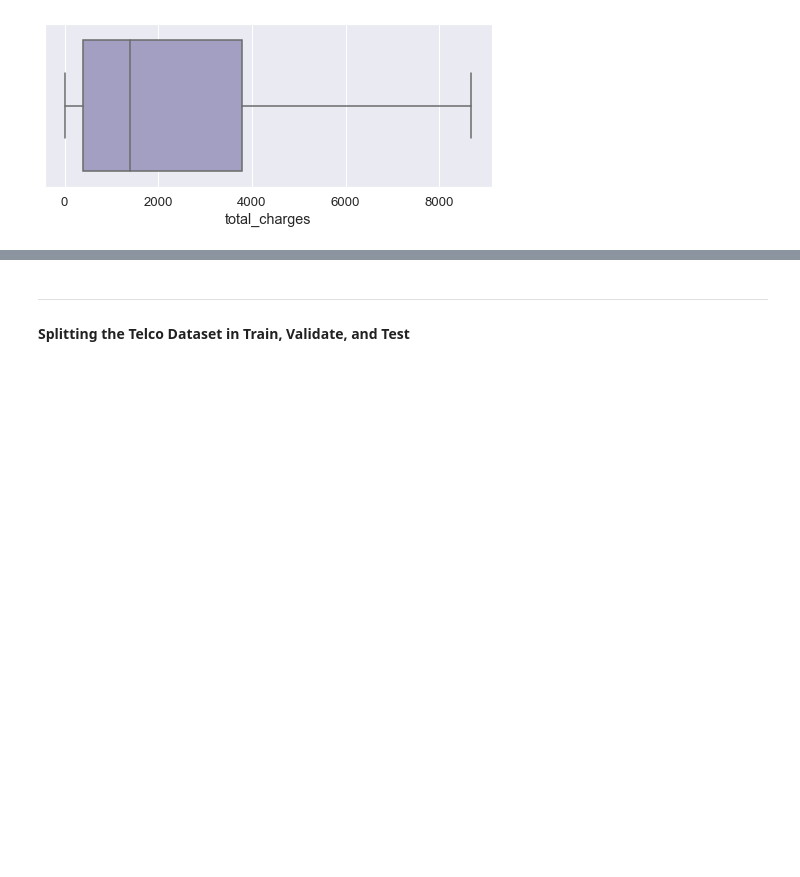
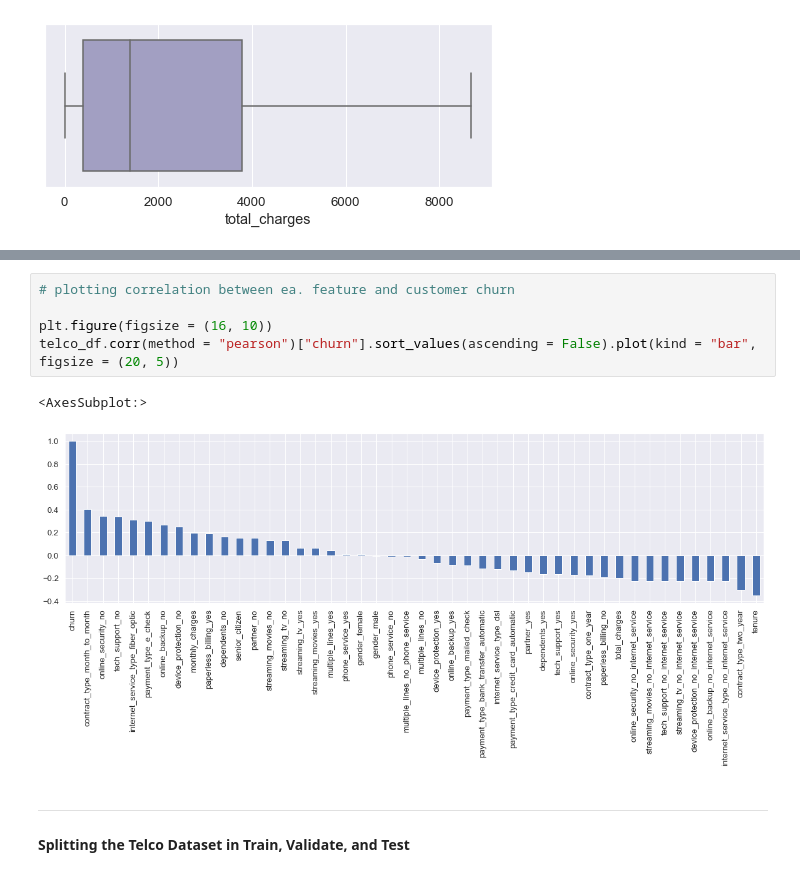
Before and after one commit to mijailmariano/ML-Classification-Telecommunications-Services, a Jupyter notebook: final_report.ipynb, the cells around one changed output, grey strips where cells are left out. Saved outputs shown, nothing was run; the diff lists cells and outputs as text; blank space fills up the shorter version.

```diff
--- a/final_report.ipynb
+++ b/final_report.ipynb
@@ -350,3 +420,11 @@ for column in telco_df.columns:
+# %%
+# plotting correlation between ea. feature and customer churn
+
+plt.figure(figsize = (16, 10))
+telco_df.corr(method = "pearson")["churn"].sort_values(ascending = False).plot(kind = "bar", figsize = (20, 5))
+# %% [output]
+<AxesSubplot:>
+[figure, added]
 # %% [markdown]
 -----
 #### Splitting the Telco Dataset in Train, Validate, and Test
```
Also changed, not shown: parts of 35 cells of this notebook, 3 other files.
